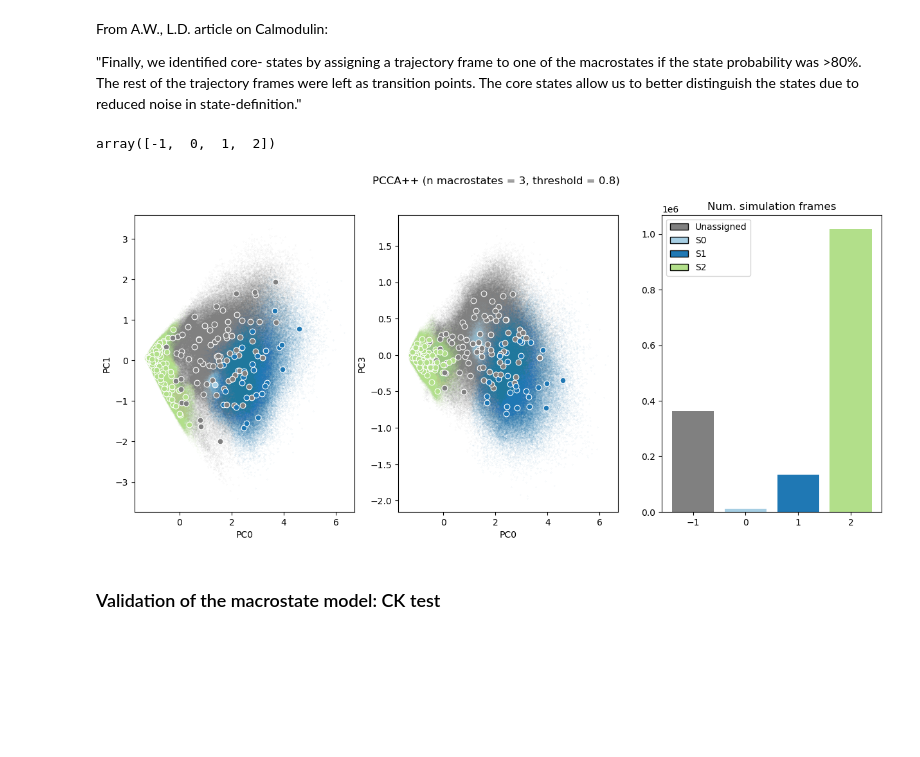
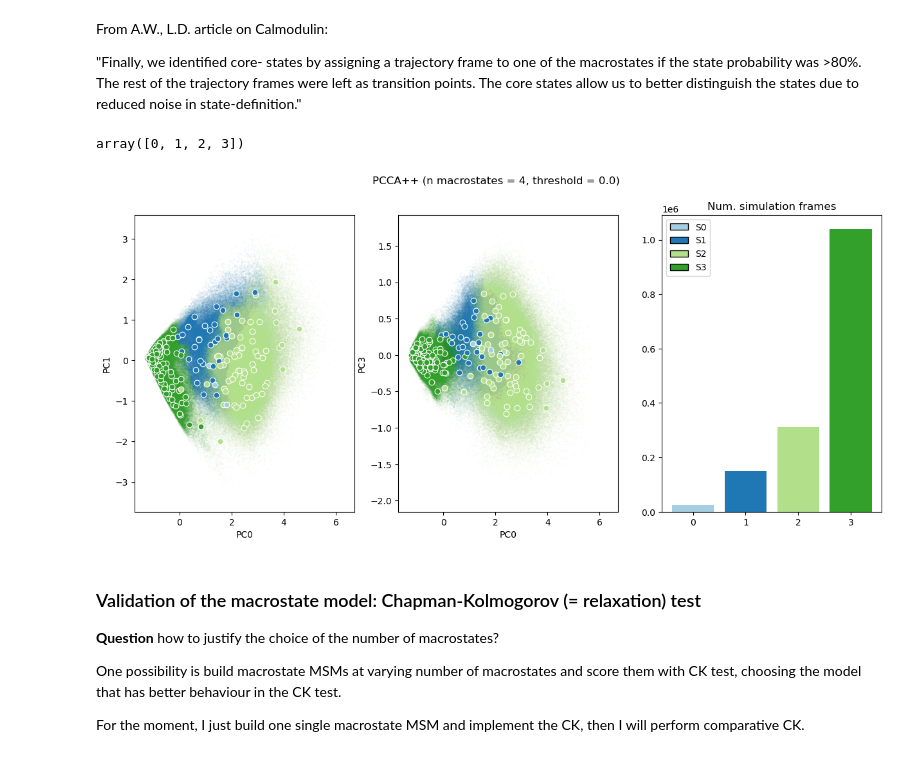
Before and after one commit to miriamzara/MSM, a Jupyter notebook: step_3_msm_construction.ipynb, the cells around one changed output. Cells and saved outputs as stored; diff of their text form; code cells hidden in the pictures; blank space fills up the shorter version.

```diff
--- a/step_3_msm_construction.ipynb
+++ b/step_3_msm_construction.ipynb
@@ -519,13 +519,13 @@ def PCCA_assign_microstates(T, n_macro, threshold = 0.):
     return idxs
 
 
-n_macro = 3
-threshold = 0.8
+n_macro = 4
+threshold = 0. # cannot choose a threshold higher because i dont want to have unassigned microstates, which would be a problem for MSM construction
 micro_assignments = PCCA_assign_microstates(T = msm.transition_matrix, n_macro = n_macro, threshold = threshold)
 traj_pcca_assignments = np.array([micro_assignments[microstate] for microstate in traj])
 np.unique(traj_pcca_assignments)
 # %% [output]
-array([-1,  0,  1,  2])
+array([0, 1, 2, 3])
 # %%
 from matplotlib.patches import Patch
 from matplotlib import color_sequences
@@ -534,10 +534,7 @@ color_sequence = color_sequences['Paired']
 colors = ["grey"] + color_sequence
 
 def assign_color(idx, color_sequence):
-    if idx == -1:
-        return "grey"
-    else:
-        return color_sequence[idx]
+    return color_sequence[idx]
 
 micro_colors = [assign_color(idx, color_sequence) for idx in micro_assignments]
 
@@ -560,36 +557,46 @@ for ax_id, (pca_x, pca_y) in enumerate([(0, 1), (0, 3)]):
     for id in range(-1, n_macro):
         frames = pca_traj[traj_pcca_assignments == id]
         ax.scatter(
             frames[:, pca_x],
             frames[:, pca_y],
             color=assign_color(id, color_sequence),
             alpha = 0.3,
             s=0.01,
         )
     ax.set_xlabel(f"PC{pca_x}")
     ax.set_ylabel(f"PC{pca_y}")
     #ax.set_title("PCA projection")
 
 
 ax = axs[2]
 bins, counts = np.unique(traj_pcca_assignments, return_counts = True)
-ax.bar(bins, counts, color = colors[0:len(bins-1)])
+ax.bar(bins, counts, color = [assign_color(bin + 1, colors) for bin in bins] )
 
 # custom legend handles
 handles = []
 for b in bins:
-    label = "Unassigned" if b == -1 else f"S{b}"
-    color = colors[b + 1] if b >= 0 else colors[0]
+    if b == -1:
+        color = colors[0]
+        label = "Unassigned"
+    else:
+        label = f"S{b}"
+        color = colors[b+1]
     handles.append(
         Patch(facecolor=color, edgecolor="black", label=label)
     )
 ax.set_title("Num. simulation frames")
 ax.legend(handles=handles)
 
 
 plt.suptitle(f"PCCA++ (n macrostates = {n_macro}, threshold = {threshold})")
 plt.show()
 # %% [output]
-[figure, old version]
+[figure, new version]
 # %% [markdown]
-### Validation of the macrostate model: CK test
+### Validation of the macrostate model: Chapman-Kolmogorov (= relaxation) test
+
+**Question** how to justify the choice of the number of macrostates?
+
+One possibility is build macrostate MSMs at varying number of macrostates and score them with CK test, choosing the model that has better behaviour in the CK test.
+
+For the moment, I just build one single macrostate MSM and implement the CK, then I will perform comparative CK.
```
Also changed, not shown: parts of 10 cells of this notebook.
